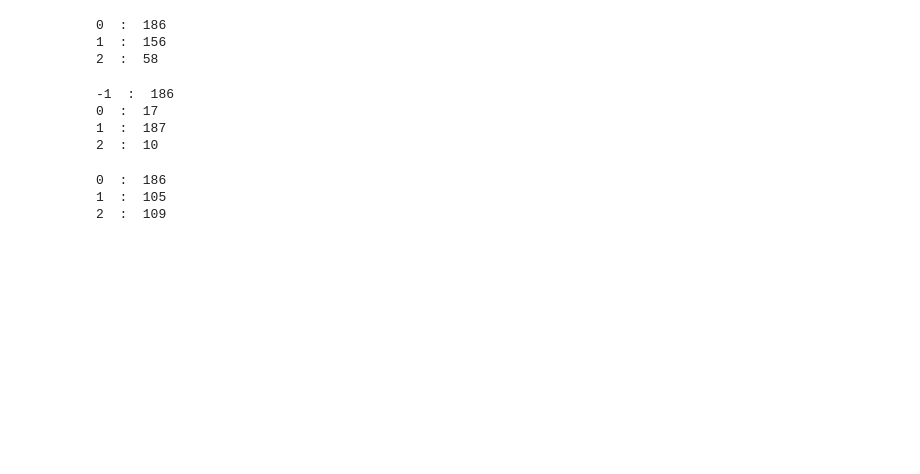
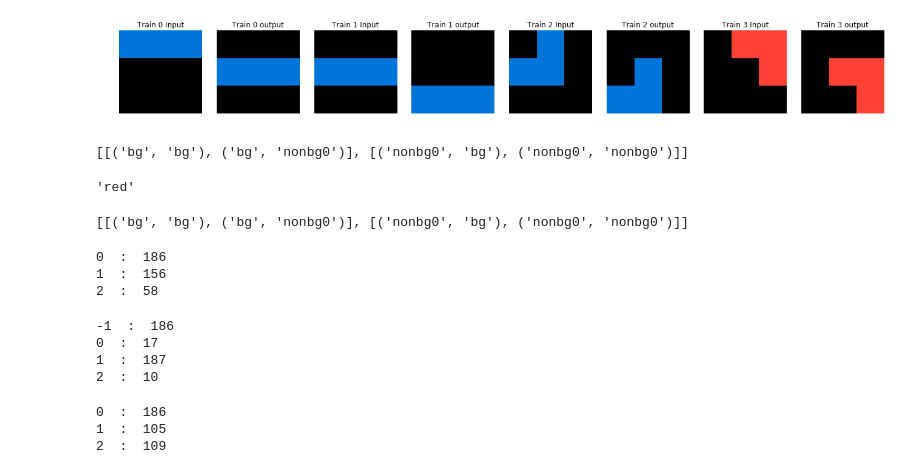
Before and after one commit to hassanshallal/ARCsolver, a Jupyter notebook: ARCSolverV02.ipynb, the cells around one changed output. Cells and saved outputs as stored; diff of their text form; code cells hidden in the pictures; blank space fills up the shorter version.

```diff
--- a/ARCSolverV02.ipynb
+++ b/ARCSolverV02.ipynb
@@ -205,4 +181,20 @@ unsolved
 # ya, things are quite convolved out there. We need to make critical decisions as oh who does what
 # should the taskmanager delegate both validation and evaluation to inductive, we think it may be better
 # but in this case, you need to disclose more data which sort of defies barriers between classes.
+# %%
+plot_task(tt[52])
+# %% [output]
+[figure, added]
+# %%
+today_analysis_05272020[52].objective
+# %% [output]
+[[('bg', 'bg'), ('bg', 'nonbg0')], [('nonbg0', 'bg'), ('nonbg0', 'nonbg0')]]
+# %%
+today_analysis_05272020[52].objective_status
+# %% [output]
+'red'
+# %%
+today_analysis_05272020[52].inductiveV02.running_objective
+# %% [output]
+[[('bg', 'bg'), ('bg', 'nonbg0')], [('nonbg0', 'bg'), ('nonbg0', 'nonbg0')]]
 # %%
```
Also changed, not shown: parts of 8 cells of this notebook, 5 other files.
